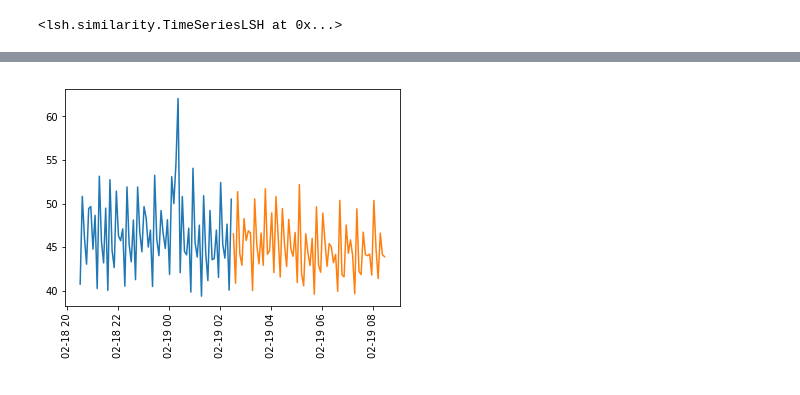
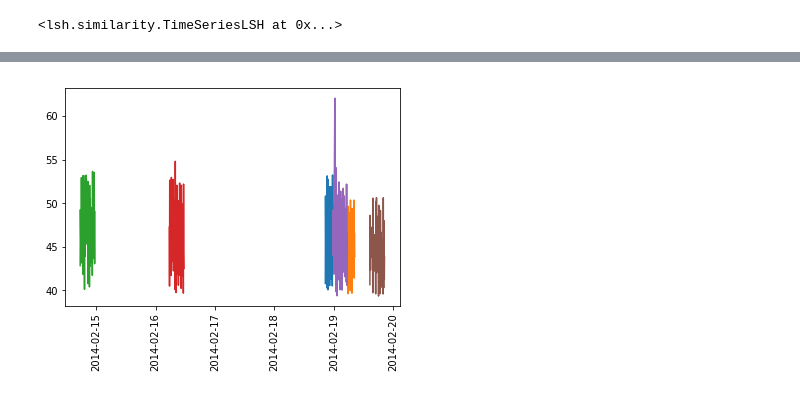
Before and after one commit to ktatarnikov/time-series, a Jupyter notebook: notebooks/TimeSeries similarity.ipynb, the cells around one changed output, grey strips where cells are left out. Drawn from its saved outputs; the diff is of its cells as text; code cells hidden in the pictures.

```diff
--- a/notebooks/TimeSeries similarity.ipynb
+++ b/notebooks/TimeSeries similarity.ipynb
@@ -134,7 +135,5 @@ def print_similar(windows, result):
         print(f"idx: {item['object']['idx']},obj: {item['object']['series']['timestamp'].values[0]}, similarity: {item['similarity']}.")
     for item in result:
         plot_metric(item['object']['series'])
-# print_similar(metric_windows, result)
-show_metric(metric_windows, 34)
-show_metric(metric_windows, 36)
+print_similar(metric_windows, result)
 # %% [output]
@@ -141 +146 @@ show_metric(metric_windows, 36)
-[figure, old version]
+[figure, new version]
```
Also changed, not shown: parts of 8 cells of this notebook, 1 other file.
